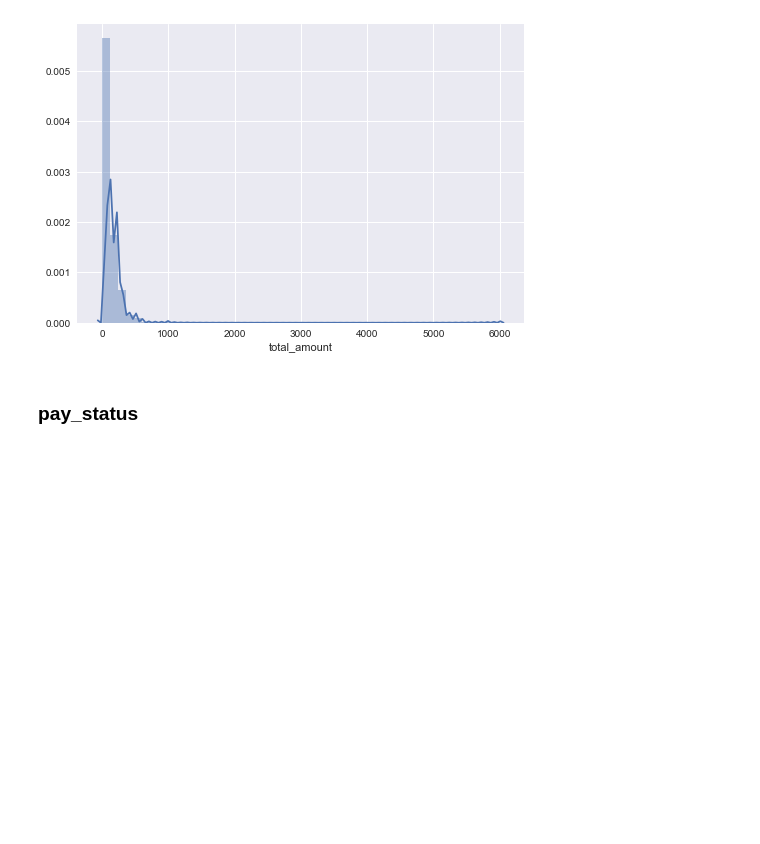
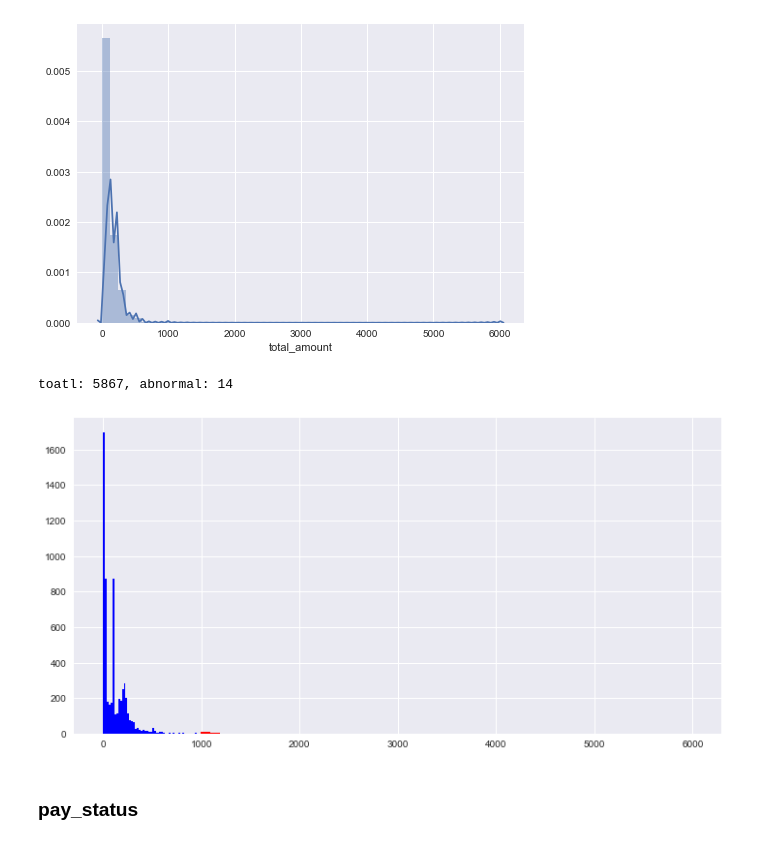
Before and after one commit to hugolu/learn-data-analysis, a Jupyter notebook: yimi/try-exploration.ipynb, the cells around one changed output. Drawn from its saved outputs; the diff is of its cells as text; code cells hidden in the pictures; blank space fills up the shorter version.

```diff
--- a/yimi/try-exploration.ipynb
+++ b/yimi/try-exploration.ipynb
@@ -144,6 +146,30 @@ sns.distplot(df.total_amount)
 # %% [output]
 <matplotlib.axes._subplots.AxesSubplot at 0x...>
 [figure]
+# %%
+# 定义异常阈值
+outlier_thershold = 5
+
+# 函数：选出异常值
+def choose_abnormal(values):
+    Q1 = values.quantile(.25)
+    Q3 = values.quantile(.75)
+    IQR = Q3 - Q1
+    upper_fence = Q3 + outlier_thershold * IQR
+    lower_fence = Q1 - outlier_thershold * IQR
+    return (values < lower_fence) | (values > upper_fence)
+
+# 过滤订购金额异常值
+abnormals = choose_abnormal(df.total_amount)
+normals = abnormals.map(lambda x: not x)
+print "toatl: %d, abnormal: %d" % (len(df[normals]), len(df[abnormals]))
+
+fig = plt.figure(figsize=(12,6))
+_ = plt.hist(df[normals].total_amount, color='b', bins=50)
+_ = plt.hist(df[abnormals].total_amount, color='r', bins=50)
+# %% [output]
+toatl: 5867, abnormal: 14
+[figure, added]
 # %% [markdown]
 ### pay_status
 # %%
```
Also changed, not shown: parts of 62 cells of this notebook.
